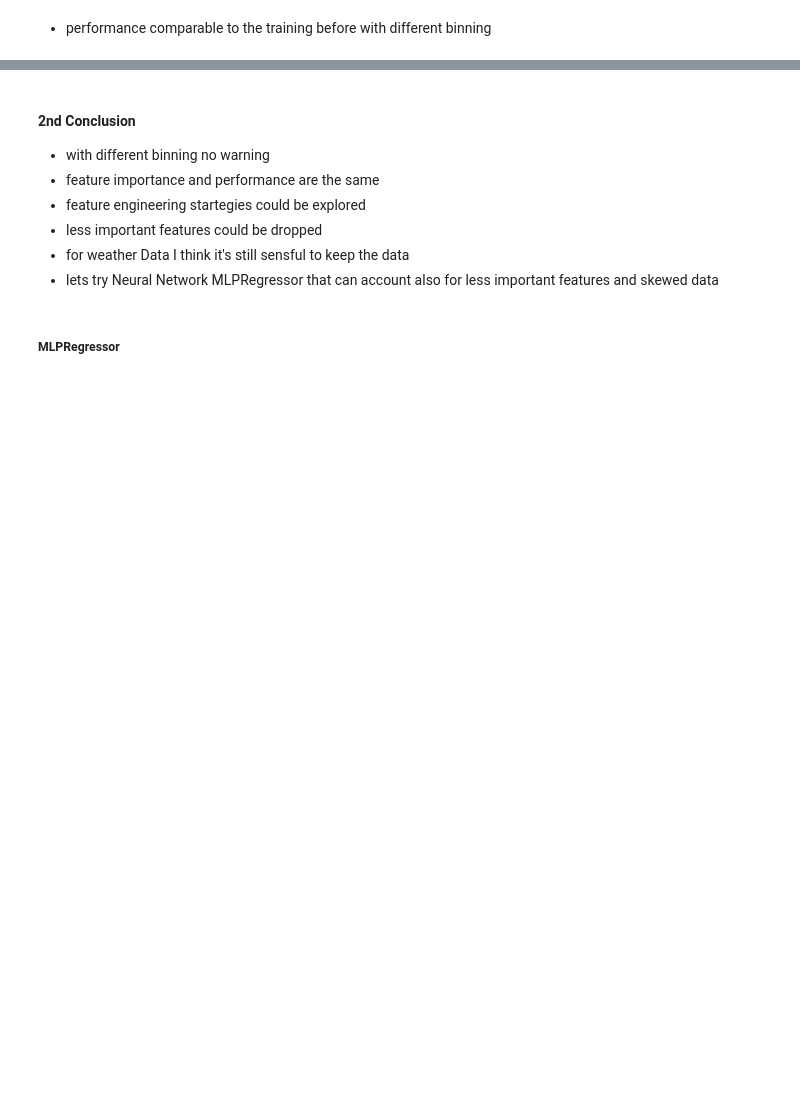
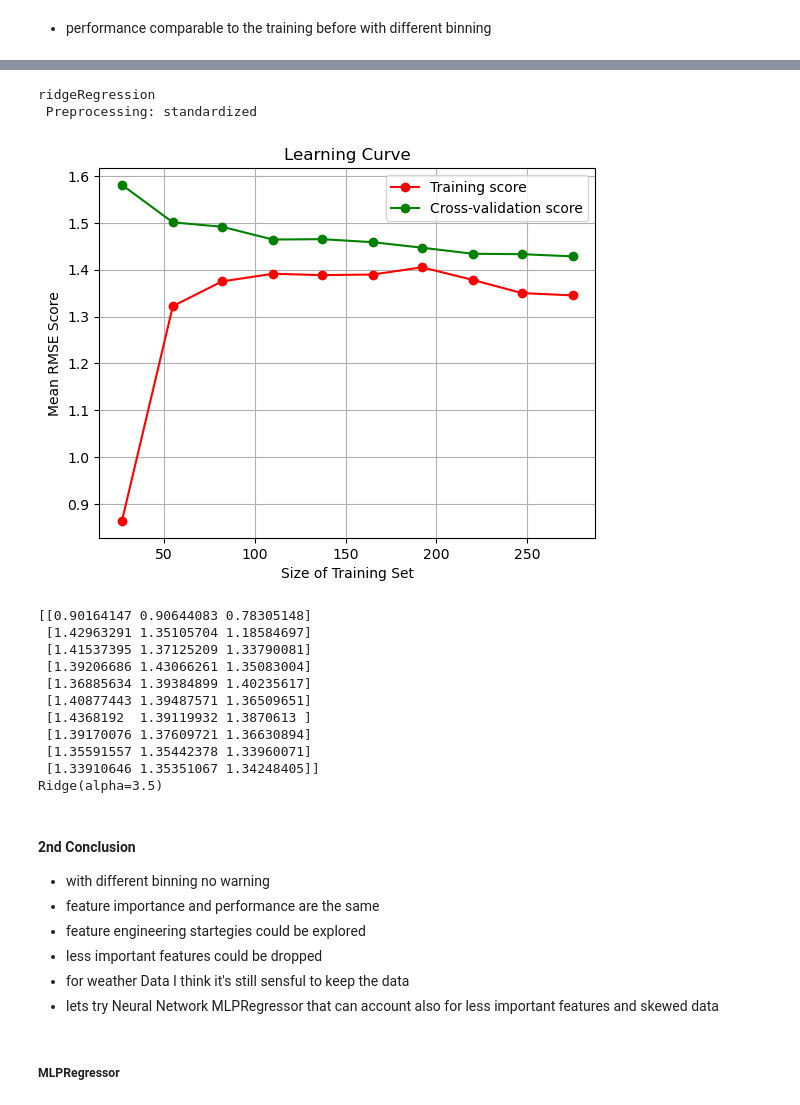
Before and after one commit to Yawkward/fire_data, a Jupyter notebook: FWI_project.ipynb, the cells around one changed output, grey strips where cells are left out. Cells and saved outputs as stored; diff of their text form; code cells hidden in the pictures; blank space fills up the shorter version.

```diff
--- a/FWI_project.ipynb
+++ b/FWI_project.ipynb
@@ -553,7 +563,7 @@ param_grid = {"alpha": np.array(np.arange(1378, 1410, 1)), "fit_intercept": [Fal
 binning = [-np.inf, 0.01, 0.52, 6.57, 1090.84]
 bin_label = [1, 2, 3, 4]
 
-rmse_ridge, ridgeReg_tuned = evaluate_model3(X_train, y_train,
+rmse_ridge, ridgeReg_tuned2 = evaluate_model3(X_train, y_train,
                 a_model,
                 param_grid=param_grid,
                 standardize=True,
@@ -561,7 +571,7 @@ rmse_ridge, ridgeReg_tuned = evaluate_model3(X_train, y_train,
                 bin_label=bin_label,
                 kfolds=3,
                 plot=True)
-dump(ridgeReg_tuned, 'ridgeReg_tuned.pkl') # save the model as .pkl
+dump(ridgeReg_tuned2, 'ridgeReg_tuned2.pkl') # save the model as .pkl
 print(rmse_ridge)
 print(ridgeReg_tuned)
 # %% [output]
@@ -777,3 +787,38 @@ RandomForestRegressor(max_depth=5, n_estimators=59)
+# %%
+a_model = get_model(model_name='ridgeRegression')
+param_grid = {"alpha": np.array(np.arange(1, 4, 0.5)), "fit_intercept": [False, True]}
+# fit_intercept seems to be always chosen as true, model returned withouth the parameter,
+# but if i force to be [False, False] then model will be returned with fit_intercept=False.
+binning = [-np.inf, 0.01, 0.52, 1090.84]
+bin_label = [1, 2, 3]
+
+
+rmse_ridge, ridgeReg_tuned3 = evaluate_model3(X_train, y_train,
+                a_model,
+                param_grid=param_grid,
+                standardize=True,
+                thr_bins=binning,
+                bin_label=bin_label,
+                kfolds=3,
+                plot=True)
+dump(ridgeReg_tuned3, 'ridgeReg_tuned3.pkl') # save the model as .pkl
+print(rmse_ridge)
+print(ridgeReg_tuned)
+# %% [output]
+ridgeRegression
+ Preprocessing: standardized
+[figure, added]
+[[0.90164147 0.90644083 0.78305148]
+ [1.42963291 1.35105704 1.18584697]
+ [1.41537395 1.37125209 1.33790081]
+ [1.39206686 1.43066261 1.35083004]
+ [1.36885634 1.39384899 1.40235617]
+ [1.40877443 1.39487571 1.36509651]
+ [1.4368192  1.39119932 1.3870613 ]
+ [1.39170076 1.37609721 1.36630894]
+ [1.35591557 1.35442378 1.33960071]
+ [1.33910646 1.35351067 1.34248405]]
+Ridge(alpha=3.5)
 # %% [markdown]
 #### 2nd Conclusion
 - with different binning no warning
```
Also changed, not shown: parts of 14 cells of this notebook, 8 other files.
